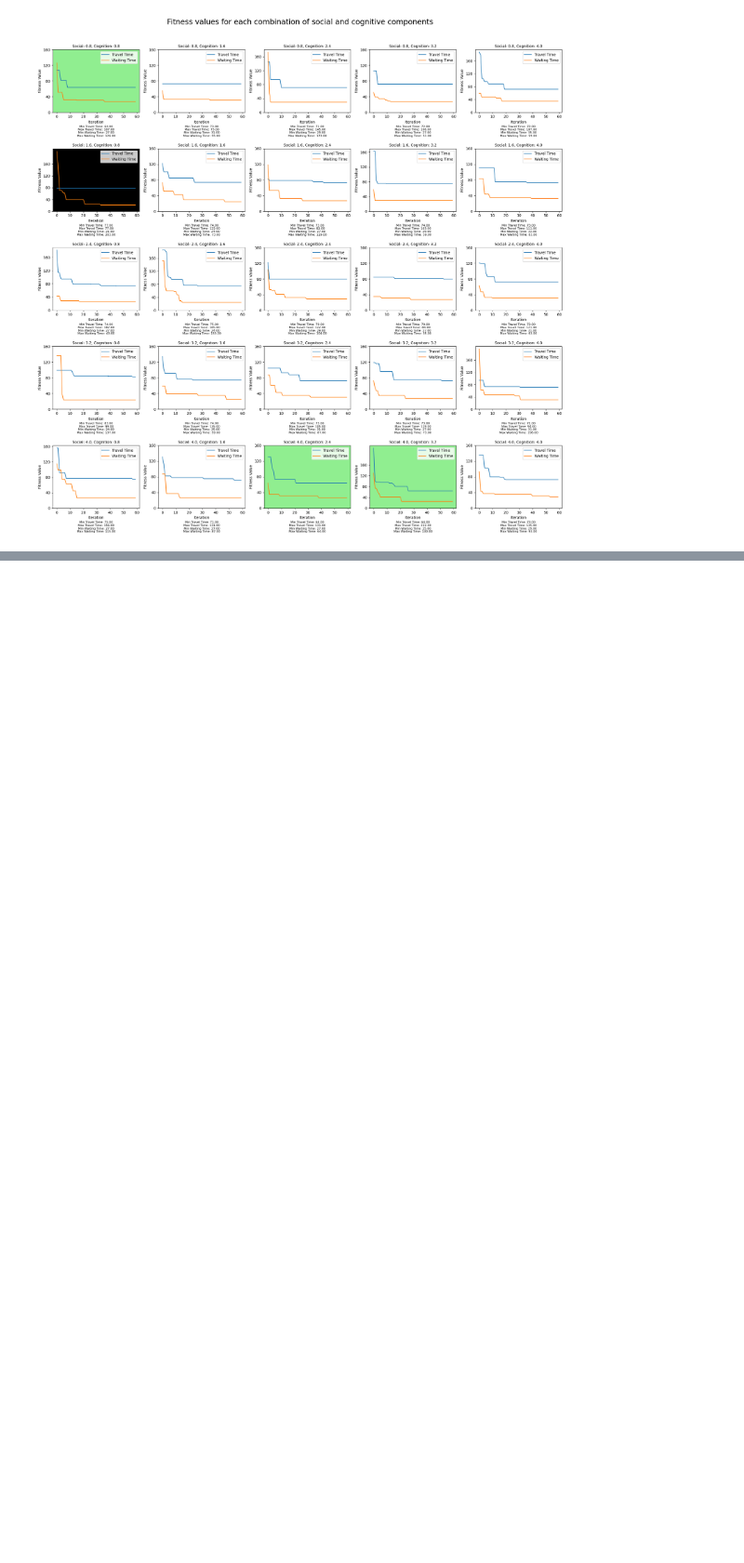
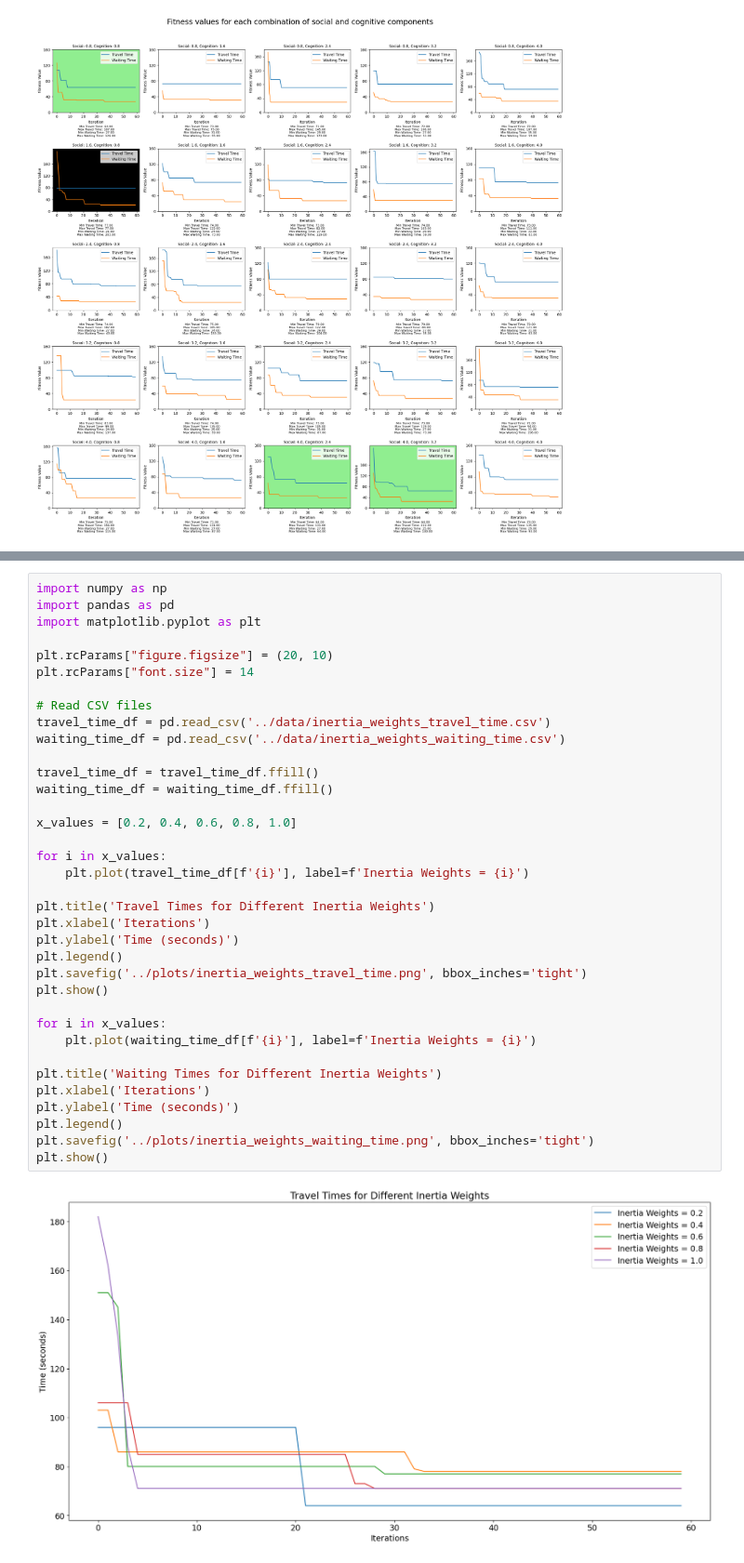
Before and after one commit to Manan-dev/Traffic-Optimization-Project, a Jupyter notebook: notebooks/sim_pso.ipynb, the cells around one changed output, grey strips where cells are left out. Shown at 93% size. Drawn from its saved outputs; the diff is of its cells as text; blank space fills up the shorter version.

```diff
--- a/notebooks/sim_pso.ipynb
+++ b/notebooks/sim_pso.ipynb
@@ -523,0 +514,38 @@ plt.savefig('../plots/social_cognition.png')
+# %%
+import numpy as np
+import pandas as pd
+import matplotlib.pyplot as plt
+
+plt.rcParams["figure.figsize"] = (20, 10)
+plt.rcParams["font.size"] = 14
+
+# Read CSV files
+travel_time_df = pd.read_csv('../data/inertia_weights_travel_time.csv')
+waiting_time_df = pd.read_csv('../data/inertia_weights_waiting_time.csv')
+
+travel_time_df = travel_time_df.ffill()
+waiting_time_df = waiting_time_df.ffill()
+
+x_values = [0.2, 0.4, 0.6, 0.8, 1.0]
+
+for i in x_values:
+    plt.plot(travel_time_df[f'{i}'], label=f'Inertia Weights = {i}')
+
+plt.title('Travel Times for Different Inertia Weights')
+plt.xlabel('Iterations')
+plt.ylabel('Time (seconds)')
+plt.legend()
+plt.savefig('../plots/inertia_weights_travel_time.png', bbox_inches='tight')
+plt.show()
+
+for i in x_values:
+    plt.plot(waiting_time_df[f'{i}'], label=f'Inertia Weights = {i}')
+
+plt.title('Waiting Times for Different Inertia Weights')
+plt.xlabel('Iterations')
+plt.ylabel('Time (seconds)')
+plt.legend()
+plt.savefig('../plots/inertia_weights_waiting_time.png', bbox_inches='tight')
+plt.show()
+# %% [output]
+[figure, added]
```
Also changed, not shown: parts of 6 cells of this notebook, 7 other files.
